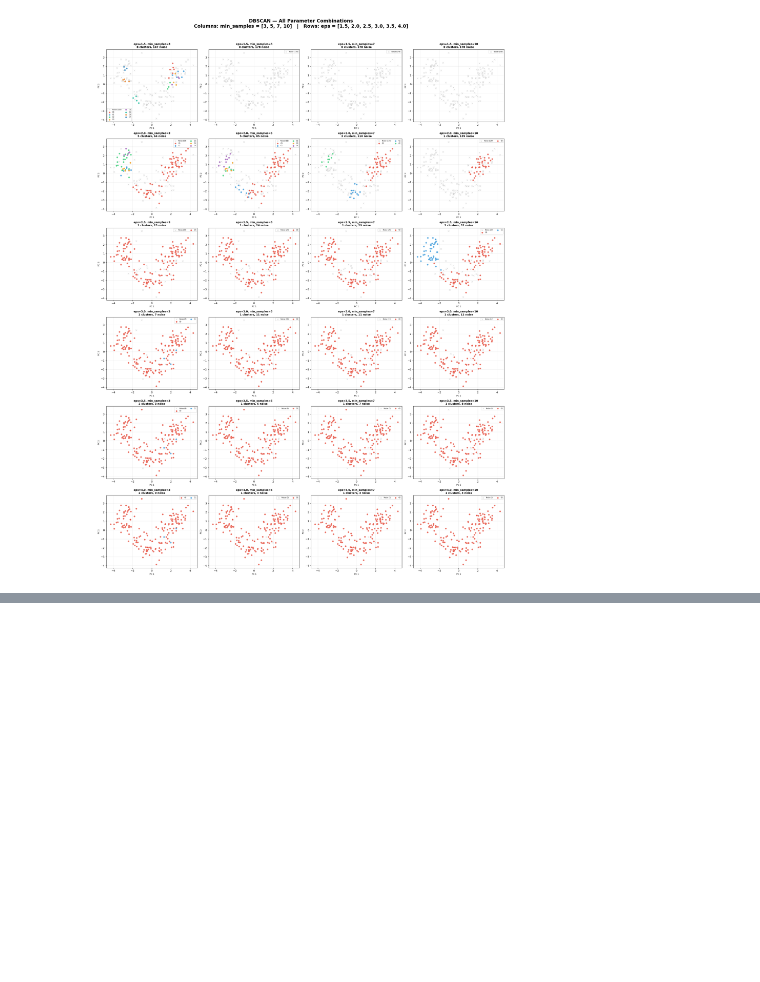
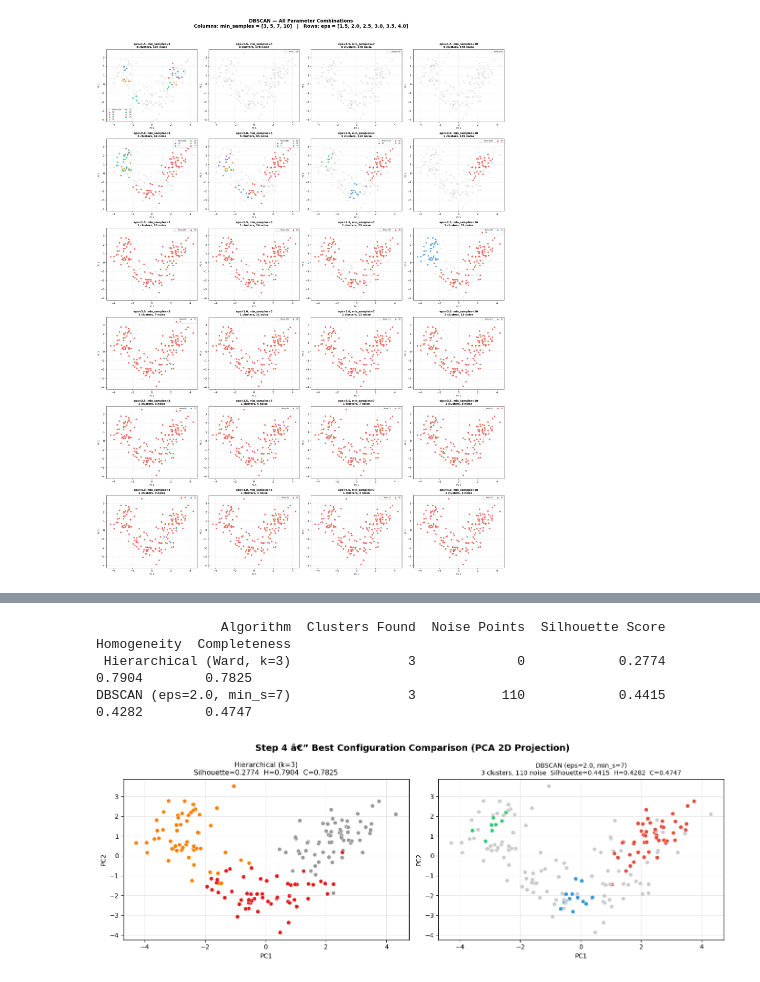
Before and after one commit to olkanth/MSCS_634_Lab_5, a Jupyter notebook: MSCS_634_Lab_5.ipynb, the cells around one changed output, grey strips where cells are left out. Drawn from its saved outputs; the diff is of its cells as text; code cells hidden in the pictures; blank space fills up the shorter version.

```diff
--- a/MSCS_634_Lab_5.ipynb
+++ b/MSCS_634_Lab_5.ipynb
@@ -361,0 +368,68 @@ plt.show()
+# %%
+from sklearn.metrics import silhouette_score, homogeneity_score, completeness_score
+
+# Hierarchical Clustering metrics (n_clusters = 3, guided by dendrogram)
+hc_best = AgglomerativeClustering(n_clusters=3, linkage='ward')
+y_hc_best = hc_best.fit_predict(wine_df_scaled)
+
+hc_silhouette   = silhouette_score(wine_df_scaled, y_hc_best)
+hc_homogeneity  = homogeneity_score(target, y_hc_best)
+hc_completeness = completeness_score(target, y_hc_best)
+
+# Best DBSCAN configuration: eps=2.0, min_samples=7
+# Rationale: only valid 3-cluster result; highest silhouette (0.4415) among
+# configurations that produced multiple clusters comparable to ground truth.
+dbscan_best = DBSCAN(eps=2.0, min_samples=7)
+y_db_best   = dbscan_best.fit_predict(wine_df_scaled)
+
+mask = y_db_best != -1
+n_db_clusters = len(set(y_db_best)) - (1 if -1 in y_db_best else 0)
+n_db_noise    = list(y_db_best).count(-1)
+
+db_silhouette   = silhouette_score(wine_df_scaled[mask], y_db_best[mask])
+db_homogeneity  = homogeneity_score(target, y_db_best)
+db_completeness = completeness_score(target, y_db_best)
+
+#   Summary table
+summary = pd.DataFrame({
+    "Algorithm":        ["Hierarchical (Ward, k=3)", "DBSCAN (eps=2.0, min_s=7)"],
+    "Clusters Found":   [3, n_db_clusters],
+    "Noise Points":     [0, n_db_noise],
+    "Silhouette Score": [round(hc_silhouette,   4), round(db_silhouette,   4)],
+    "Homogeneity":      [round(hc_homogeneity,  4), round(db_homogeneity,  4)],
+    "Completeness":     [round(hc_completeness, 4), round(db_completeness, 4)],
+})
+print(summary.to_string(index=False))
+
+#   Side-by-side scatter plot
+fig, axes = plt.subplots(1, 2, figsize=(14, 5))
+fig.suptitle("Step 4 â€” Best Configuration Comparison (PCA 2D Projection)",
+             fontsize=14, fontweight='bold')
+
+# Hierarchical
+axes[0].scatter(wine_pca[:, 0], wine_pca[:, 1],
+                c=y_hc_best, cmap='Set1', s=40, edgecolors='white', linewidths=0.4)
+axes[0].set_title(f"Hierarchical (k=3)\nSilhouette={hc_silhouette:.4f}  "
+                  f"H={hc_homogeneity:.4f}  C={hc_completeness:.4f}", fontsize=11)
+axes[0].set_xlabel("PC1"); axes[0].set_ylabel("PC2")
+axes[0].grid(True, alpha=0.3)
+
+# DBSCAN
+colors_db = [('#cccccc' if lbl == -1 else ['#e74c3c','#3498db','#2ecc71','#f39c12'][lbl % 4])
+             for lbl in y_db_best]
+axes[1].scatter(wine_pca[:, 0], wine_pca[:, 1],
+                c=colors_db, s=40, edgecolors='white', linewidths=0.4)
+axes[1].set_title(f"DBSCAN (eps=2.0, min_s=7)\n{n_db_clusters} clusters, "
+                  f"{n_db_noise} noise  Silhouette={db_silhouette:.4f}  "
+                  f"H={db_homogeneity:.4f}  C={db_completeness:.4f}", fontsize=10)
+axes[1].set_xlabel("PC1"); axes[1].set_ylabel("PC2")
+axes[1].grid(True, alpha=0.3)
+
+plt.tight_layout()
+plt.savefig('algorithm_comparison.png')
+plt.show()
+# %% [output]
+                Algorithm  Clusters Found  Noise Points  Silhouette Score  Homogeneity  Completeness
+ Hierarchical (Ward, k=3)               3             0            0.2774       0.7904        0.7825
+DBSCAN (eps=2.0, min_s=7)               3           110            0.4415       0.4282        0.4747
+[figure, added]
```
Also changed, not shown: parts of 3 cells of this notebook.
